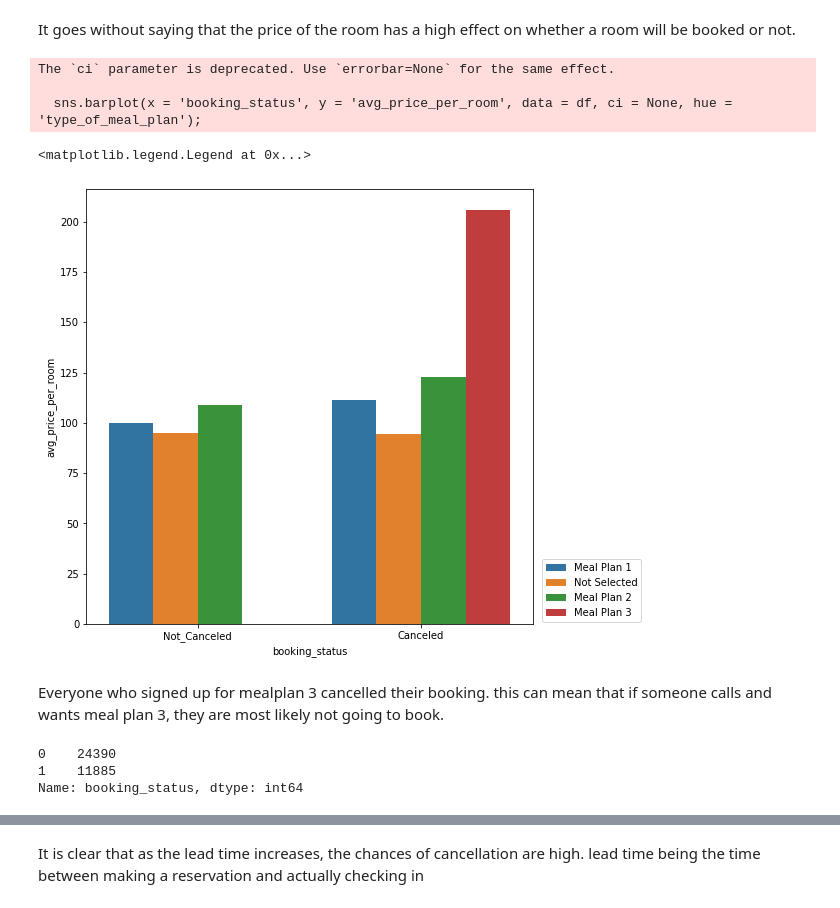
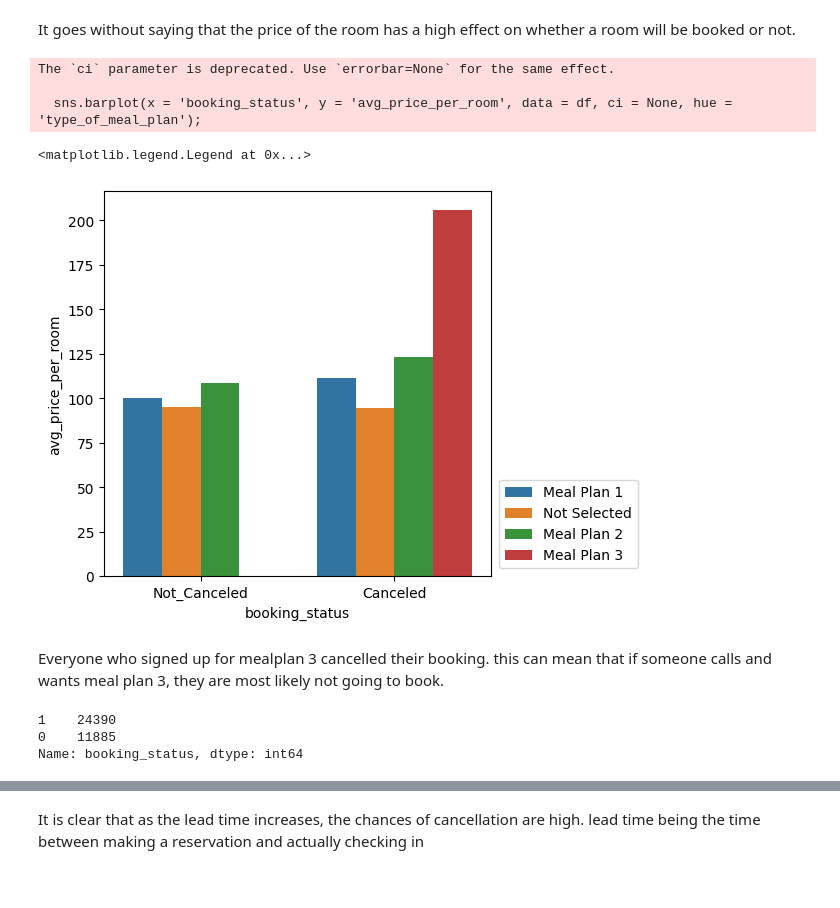
Before and after one commit to WinnieSue/Hotel-rerservation-prediction, a Jupyter notebook: Hotel_reservation.ipynb, the cells around one changed output, grey strips where cells are left out. Saved outputs shown, nothing was run; the diff lists cells and outputs as text; code cells hidden in the pictures.

```diff
--- a/Hotel_reservation.ipynb
+++ b/Hotel_reservation.ipynb
@@ -145,23 +145,23 @@ room type 6 is almost unaffected by the price. room type 7, most canceled as lon
 It goes without saying that the price of the room has a high effect on whether a room will be booked or not.
 # %%
 # Looking at the booking status with the price og the room and the meal plan.
-fig, ax = plt.subplots(figsize=(8,8))
+fig, ax = plt.subplots(figsize=(5,5))
 sns.barplot(x = 'booking_status', y = 'avg_price_per_room', data = df, ci = None, hue = 'type_of_meal_plan');
-plt.legend(bbox_to_anchor=(1.02, 0.15), loc='upper left', borderaxespad=0)
+plt.legend(bbox_to_anchor=(1.02, 0.25), loc='upper left', borderaxespad=0)
 # %% [output]
 The `ci` parameter is deprecated. Use `errorbar=None` for the same effect.
 
   sns.barplot(x = 'booking_status', y = 'avg_price_per_room', data = df, ci = None, hue = 'type_of_meal_plan');
 <matplotlib.legend.Legend at 0x...>
-[figure, old version]
+[figure, new version]
 # %% [markdown]
 Everyone who signed up for mealplan 3 cancelled their booking. this can mean that if someone calls and wants meal plan 3, they are most likely not going to book.
 # %%
-df['booking_status'] = df['booking_status'].replace({'Not_Canceled': 0, 'Canceled':1})
+df['booking_status'] = df['booking_status'].replace({'Not_Canceled': 1, 'Canceled':0})
 df['booking_status'].value_counts()
 # %% [output]
-0    24390
-1    11885
+1    24390
+0    11885
 Name: booking_status, dtype: int64
 # %%
 # Plotting a heatmap to see the correlation
```
Also changed, not shown: parts of 17 cells of this notebook.
